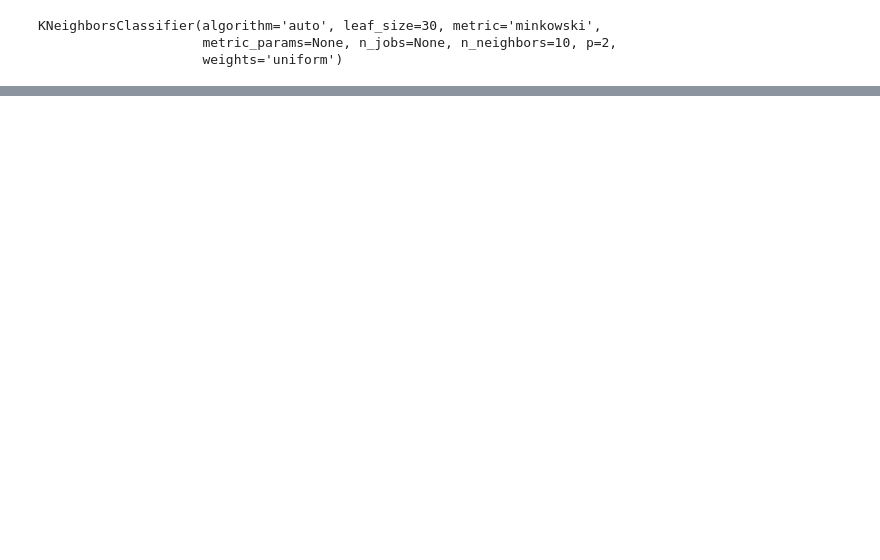
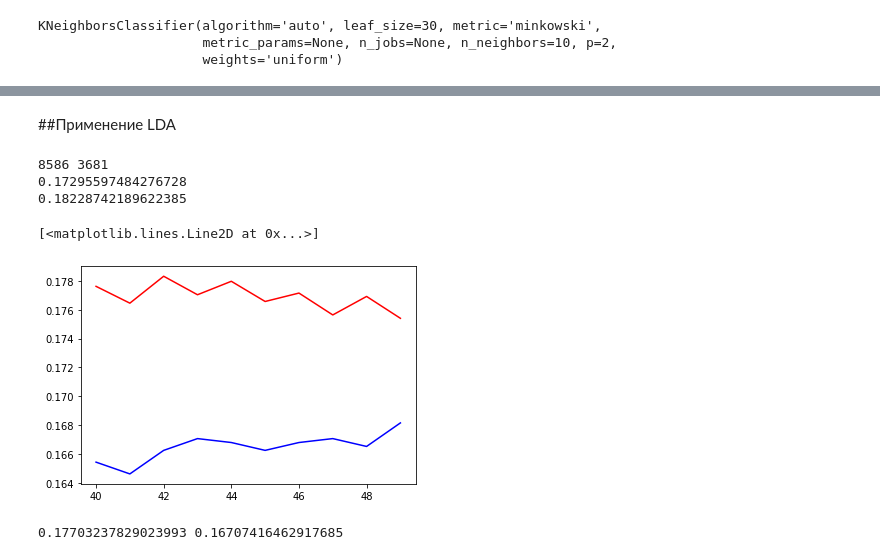
Before and after one commit to pavelbar/lab1_knn, a Jupyter notebook: Untitled1.ipynb, the cells around one changed output, grey strips where cells are left out. Saved outputs shown, nothing was run; the diff lists cells and outputs as text; code cells hidden in the pictures; blank space fills up the shorter version.

```diff
--- a/Untitled1.ipynb
+++ b/Untitled1.ipynb
@@ -355,0 +356,47 @@ print(confusion_matrix(y_test, y_test_predict))
+# %% [markdown]
+
+##Применение LDA
+# %%
+from sklearn import discriminant_analysis
+lda_model = discriminant_analysis.LinearDiscriminantAnalysis()
+X = data_stand
+y = condition_
+X_train, X_test, y_train, y_test = train_test_split(X, y, test_size = 0.3, random_state = 42)
+
+N_train, _ = X_train.shape
+N_test,  _ = X_test.shape
+print(N_train, N_test)
+
+
+lda_model.fit(X_train, y_train)
+y_pred = lda_model.predict(X_train)
+y_test_pred = lda_model.predict(X_test)
+print (np.mean(y_train != y_pred))
+print (np.mean(y_test != y_test_pred))
+# %% [output]
+8586 3681
+0.17295597484276728
+0.18228742189622385
+# %%
+from sklearn import neighbors
+err_train = []
+err_test = []
+k_range = range(40, 50)
+for k in k_range:
+    knn_model = neighbors.KNeighborsClassifier(n_neighbors = k)
+    knn_model.fit(X_train, y_train)
+    knn_model.fit(X_test, y_test)
+    y_pred      = knn_model.predict(X_train)
+    y_test_pred = knn_model.predict(X_test)
+    err_train.append(np.mean(y_train != y_pred))
+    err_test.append(np.mean(y_test != y_test_pred))
+# %%
+plt.plot(k_range, err_train, 'r')
+plt.plot(k_range, err_test, 'b')
+# %% [output]
+[<matplotlib.lines.Line2D at 0x...>]
+[figure, added]
+# %%
+print (err_train[3], err_test[3])
+# %% [output]
+0.17703237829023993 0.16707416462917685
```
Also changed, not shown: parts of 23 cells of this notebook.
